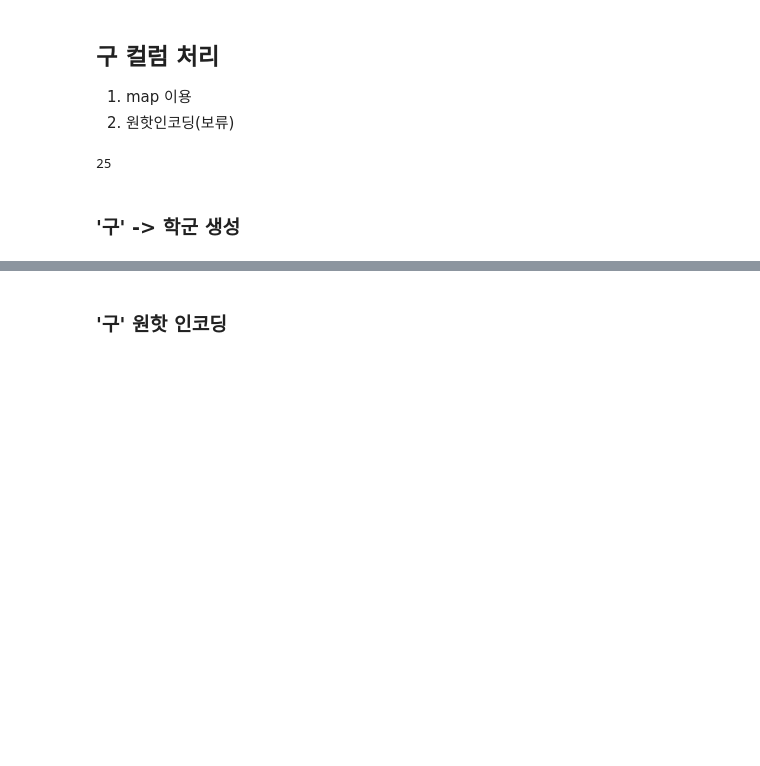
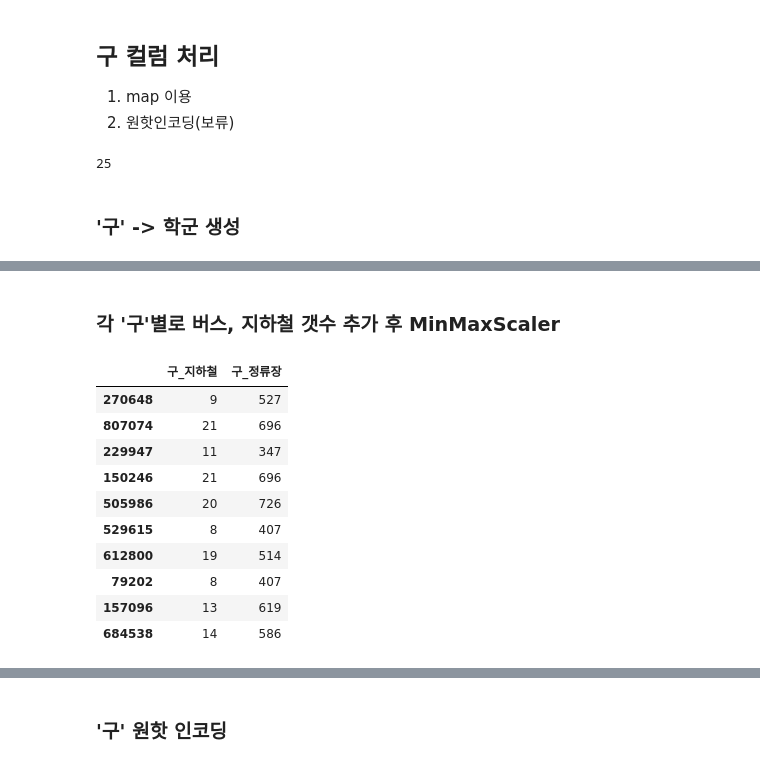
Before and after one commit to UpstageAILab6/upstage-ml-regression-ml-3_pub, a Jupyter notebook: yjkim/1_Preprocessing.ipynb, the cells around one changed output, grey strips where cells are left out. Saved outputs shown, nothing was run; the diff lists cells and outputs as text; code cells hidden in the pictures; blank space fills up the shorter version.

```diff
--- a/yjkim/1_Preprocessing.ipynb
+++ b/yjkim/1_Preprocessing.ipynb
@@ -974 +978,25 @@ dt.sample(5)
 5 rows × 61 columns
+# %% [markdown]
+### 각 '구'별로 버스, 지하철 갯수 추가 후 MinMaxScaler
+# %%
+bus_dict = {'강남구': 619, '강동구': 440, '강북구': 487, '강서구': 696, '관악구': 508, '광진구': 322, '구로구': 619, '금천구': 394, '노원구': 586, '도봉구': 429, '동대문구': 347, '동작구': 481, '마포구': 610, '서대문구': 527, '서초구': 726, '성동구': 514, '성북구': 655, '송파구': 519, '양천구': 407, '영등포구': 611, '용산구': 379, '은평구': 567, '종로구': 475, '중구': 247, '중랑구': 397}
+# %%
+dt['구_정류장'] = dt['구'].map(lambda x: bus_dict.get(x, np.nan))
+# %%
+subway_dict = {'강남구': 35, '강동구': 14, '강북구': 11, '강서구': 21, '관악구': 10, '광진구': 11, '구로구': 13, '금천구': 4, '노원구': 14, '도봉구': 8, '동대문구': 11, '동작구': 18, '마포구': 24, '서대문구': 9, '서초구': 20, '성동구': 19, '성북구': 14, '송파구': 30, '양천구': 8, '영등포구': 23, '용산구': 18, '은평구': 15, '종로구': 14, '중구': 25, '중랑구': 13}
+# %%
+dt['구_지하철'] = dt['구'].map(lambda x: subway_dict.get(x, np.nan))
+# %%
+dt[['구_지하철', '구_정류장']].sample(10)
+# %% [output]
+|  | 구_지하철 | 구_정류장 |
+| 270648 | 9 | 527 |
+| 807074 | 21 | 696 |
+| 229947 | 11 | 347 |
+| 150246 | 21 | 696 |
+| 505986 | 20 | 726 |
+| 529615 | 8 | 407 |
+| 612800 | 19 | 514 |
+| 79202 | 8 | 407 |
+| 157096 | 13 | 619 |
+| 684538 | 14 | 586 |
```
Also changed, not shown: parts of 43 cells of this notebook, 2 other files.
